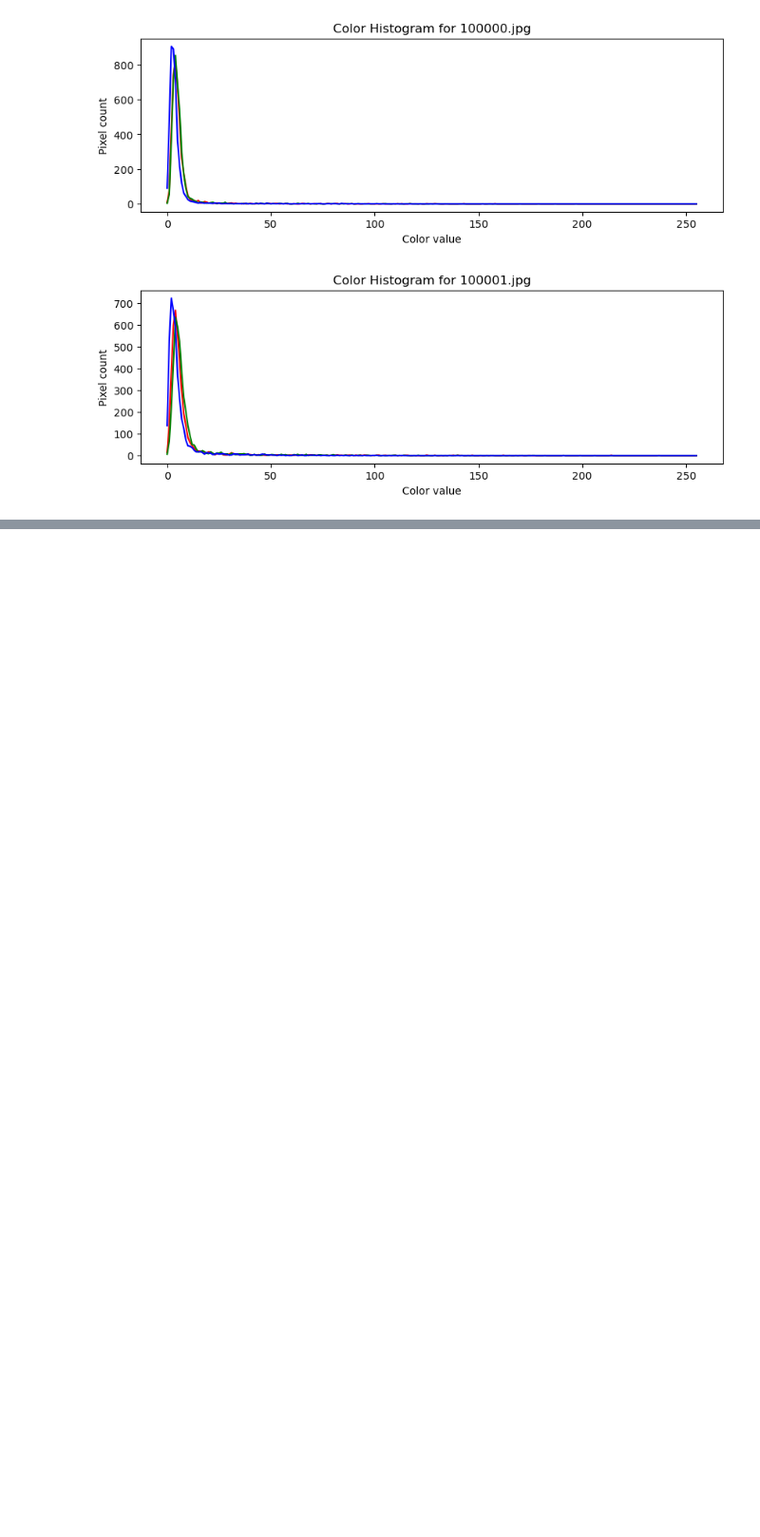
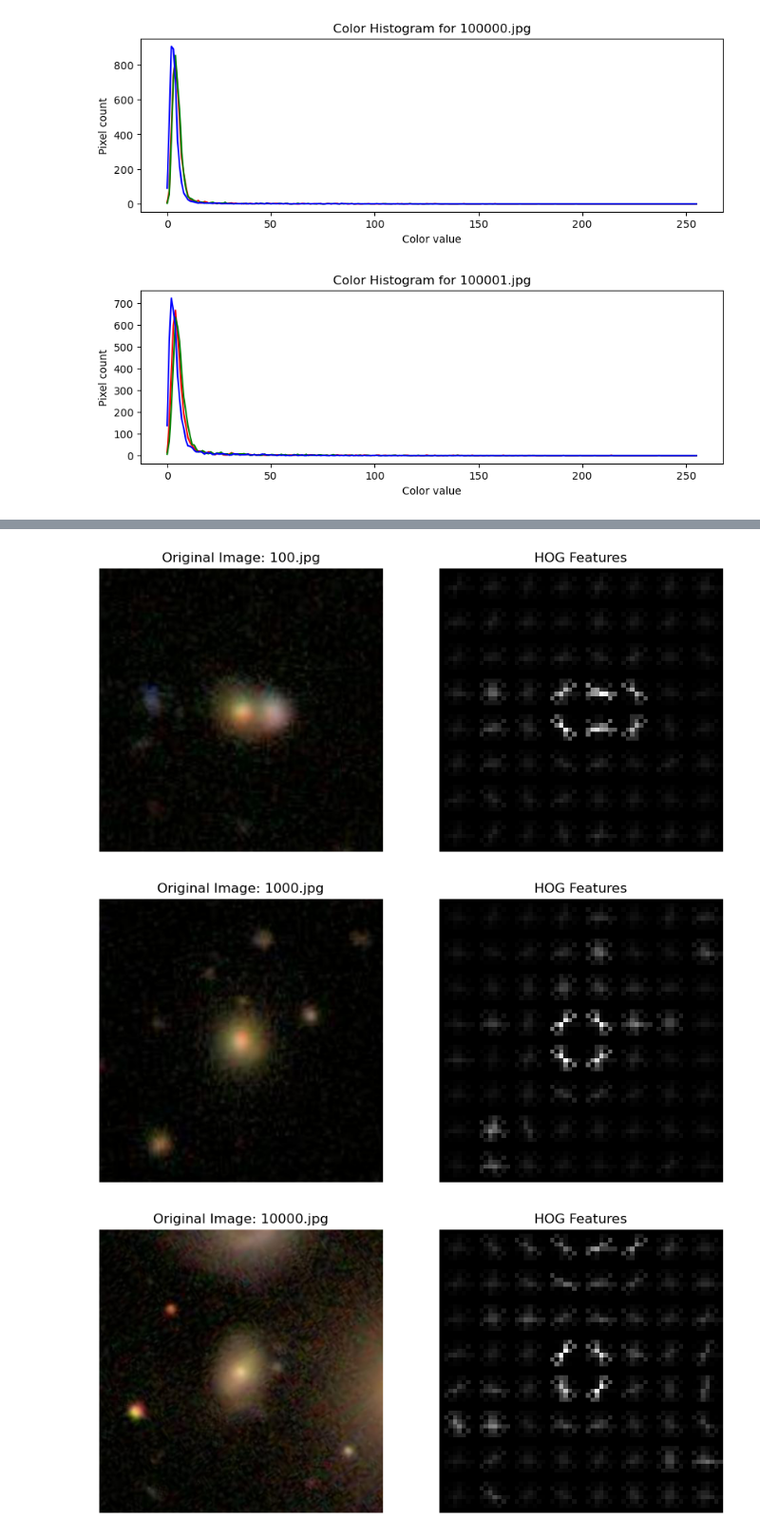
Before and after one commit to mickuk/Wst-p_do_uczenia_maszynowego, a Jupyter notebook: Projekt 2 - Klasteryzacja/projekt2.ipynb, the cells around one changed output, grey strips where cells are left out. Shown at 95% size. Drawn from its saved outputs; the diff is of its cells as text; code cells hidden in the pictures; blank space fills up the shorter version.

```diff
--- a/Projekt 2 - Klasteryzacja/projekt2.ipynb
+++ b/Projekt 2 - Klasteryzacja/projekt2.ipynb
@@ -238,0 +315,30 @@ for file in image_files[:5]:
+# %%
+from skimage.feature import hog
+from skimage.color import rgb2gray
+
+def extract_hog_features(image_path):
+    with Image.open(image_path) as img:
+        img = img.resize((64, 64))
+        img_array = np.array(img)
+        gray_image = rgb2gray(img_array)
+        features, hog_image = hog(gray_image, pixels_per_cell=(8, 8), cells_per_block=(2, 2), visualize=True)
+    return features, hog_image
+
+# Przykładowe wyodrębnienie cech HOG dla kilku obrazów
+for file in image_files[:3]:
+    image_path = os.path.join(images_path, file)
+    features, hog_image = extract_hog_features(image_path)
+    plt.figure(figsize=(10, 5))
+    plt.subplot(1, 2, 1)
+    plt.imshow(Image.open(image_path))
+    plt.title(f'Original Image: {file}')
+    plt.axis('off')
+    plt.subplot(1, 2, 2)
+    plt.imshow(hog_image, cmap='gray')
+    plt.title('HOG Features')
+    plt.axis('off')
+    plt.show()
+# %% [output]
+[figure, added]
+[figure, added]
+[figure, added]
```
Also changed, not shown: parts of 6 cells of this notebook.
